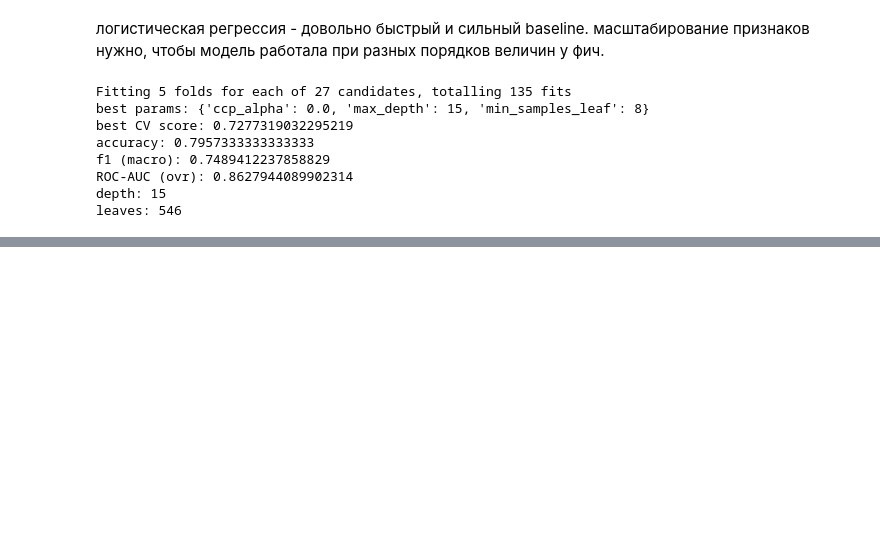
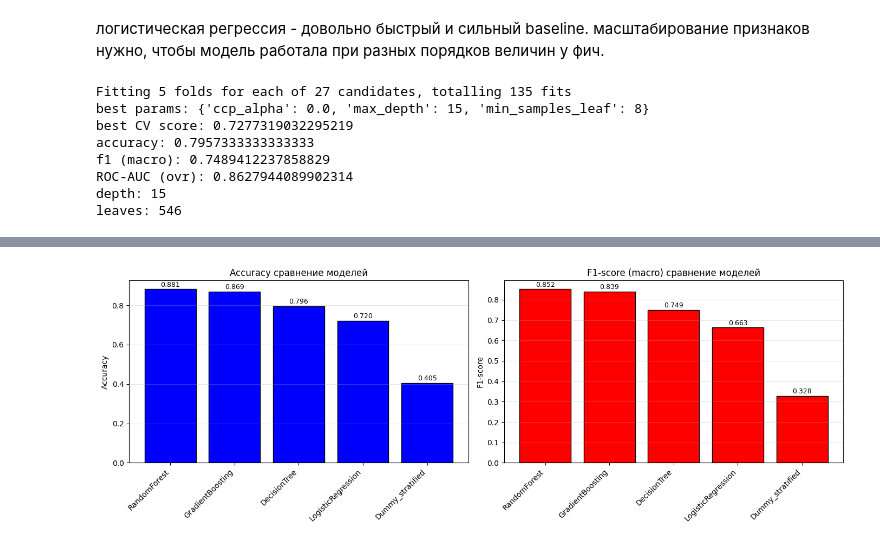
Before and after one commit to Gyroboy/mirea_aie_raynor, a Jupyter notebook: homeworks/HW06/HW06.ipynb, the cells around one changed output, grey strips where cells are left out. Drawn from its saved outputs; the diff is of its cells as text; code cells hidden in the pictures; blank space fills up the shorter version.

```diff
--- a/homeworks/HW06/HW06.ipynb
+++ b/homeworks/HW06/HW06.ipynb
@@ -317,34 +334,36 @@ for i in range(cm.shape[0]):
 # %%
 fig, axes = plt.subplots(1, 2, figsize=(14, 5))
 ax1 = axes[0]
 models = results_df_sorted.index
 acc_values = results_df_sorted['accuracy'].values
-bars1 = ax1.bar(models, acc_values, color='skyblue', edgecolor='black')
+bars1 = ax1.bar(models, acc_values, color='blue', edgecolor='black')
 ax1.set_title('Accuracy сравнение моделей')
 ax1.set_ylabel('Accuracy')
 ax1.set_xticklabels(models, rotation=45, ha='right')
 ax1.grid(True, alpha=0.3, axis='y')
 
 for bar, val in zip(bars1, acc_values):
     height = bar.get_height()
     ax1.text(bar.get_x() + bar.get_width()/2., height + 0.005,
             f'{val:.3f}', ha='center', va='bottom', fontsize=9)
 
 ax2 = axes[1]
 f1_values = results_df_sorted['f1_macro'].values
-bars2 = ax2.bar(models, f1_values, color='lightcoral', edgecolor='black')
+bars2 = ax2.bar(models, f1_values, color='red', edgecolor='black')
 ax2.set_title('F1-score (macro) сравнение моделей')
 ax2.set_ylabel('F1-score')
 ax2.set_xticklabels(models, rotation=45, ha='right')
 ax2.grid(True, alpha=0.3, axis='y')
 for bar, val in zip(bars2, f1_values):
     height = bar.get_height()
     ax2.text(bar.get_x() + bar.get_width()/2., height + 0.005,
             f'{val:.3f}', ha='center', va='bottom', fontsize=9)
 
 plt.tight_layout()
 plt.savefig('artifacts/figures/metrics_comparison.png', dpi=100)
 plt.show()
+# %% [output]
+[figure, added]
 # %%
 print("\nВажность признаков RandomForest")
 
```
Also changed, not shown: parts of 7 cells of this notebook.
